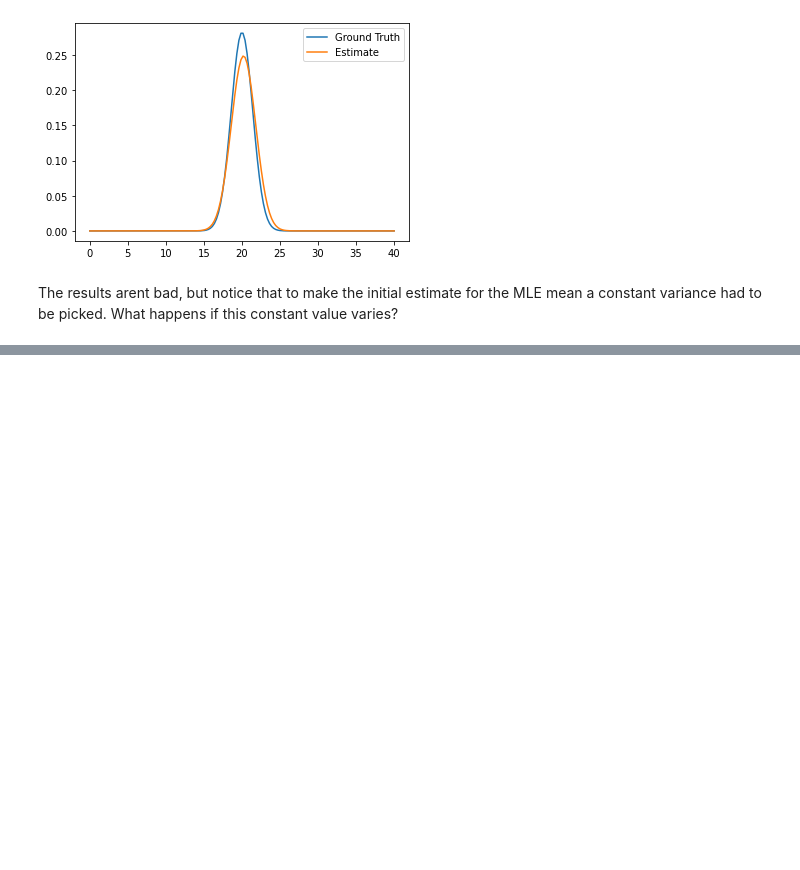
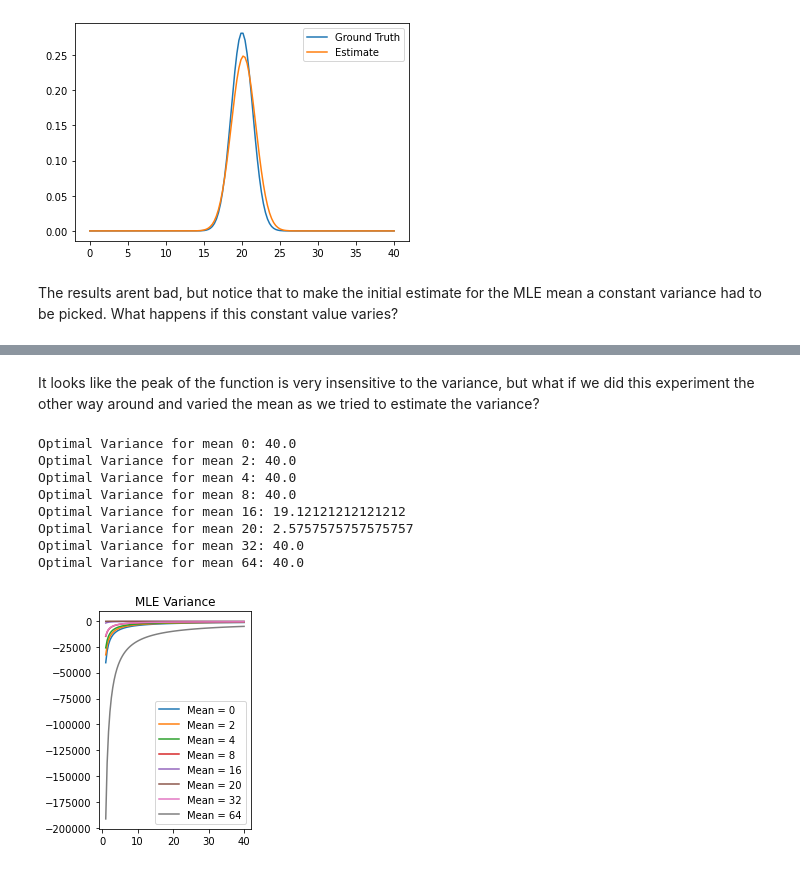
Before and after one commit to adibshalekeen/machinelearningblogs, a Jupyter notebook: Maximum_Likelihood_Estimation/Maximum Likelihood Estimation.ipynb, the cells around one changed output, grey strips where cells are left out. Saved outputs shown, nothing was run; the diff lists cells and outputs as text; code cells hidden in the pictures; blank space fills up the shorter version.

```diff
--- a/Maximum_Likelihood_Estimation/Maximum Likelihood Estimation.ipynb
+++ b/Maximum_Likelihood_Estimation/Maximum Likelihood Estimation.ipynb
@@ -374,0 +400,26 @@ The results arent bad, but notice that to make the initial estimate for the MLE
+# %% [markdown]
+It looks like the peak of the function is very insensitive to the variance, but what if we did this experiment the other way around and varied the mean as we tried to estimate the variance?
+# %%
+variance_estimates = np.linspace(1, 40, 100)
+mle_variance = plt.subplot(122)
+mle_variance.set_title("MLE Variance")
+mean_estimates = [0, 2, 4, 8, 16, 20, 32, 64]
+for mean in mean_estimates:
+    likelihood = []
+    for variance in variance_estimates:
+        likelihood.append(gaussian_likelihood(mean, variance, samples))
+    mle_variance.plot(variance_estimates, likelihood, label=f"Mean = {mean}")
+    optimal_variance = variance_estimates[np.argmax(likelihood)]
+    print(f"Optimal Variance for mean {mean}: {optimal_variance}")
+mle_variance.legend()
+plt.show()
+# %% [output]
+Optimal Variance for mean 0: 40.0
+Optimal Variance for mean 2: 40.0
+Optimal Variance for mean 4: 40.0
+Optimal Variance for mean 8: 40.0
+Optimal Variance for mean 16: 19.12121212121212
+Optimal Variance for mean 20: 2.5757575757575757
+Optimal Variance for mean 32: 40.0
+Optimal Variance for mean 64: 40.0
+[figure, added]
```
Also changed, not shown: parts of 3 cells of this notebook.
